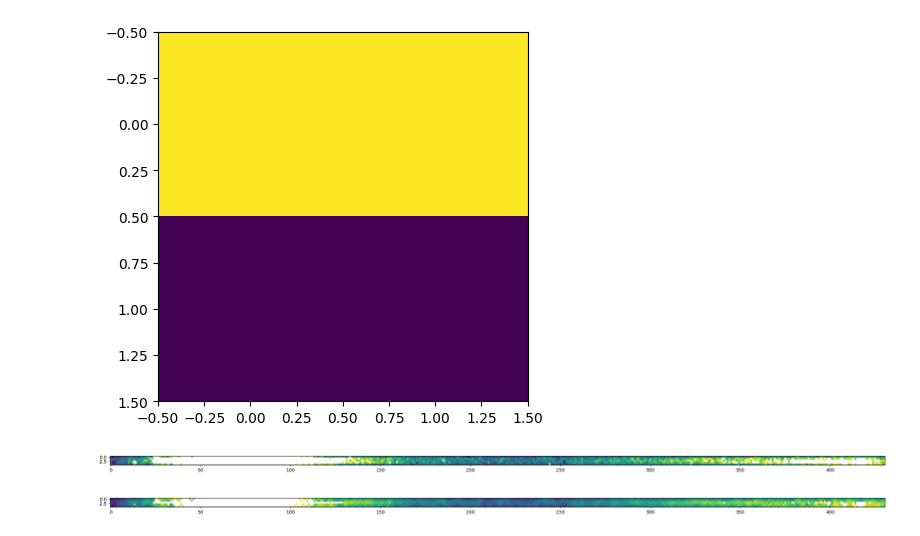
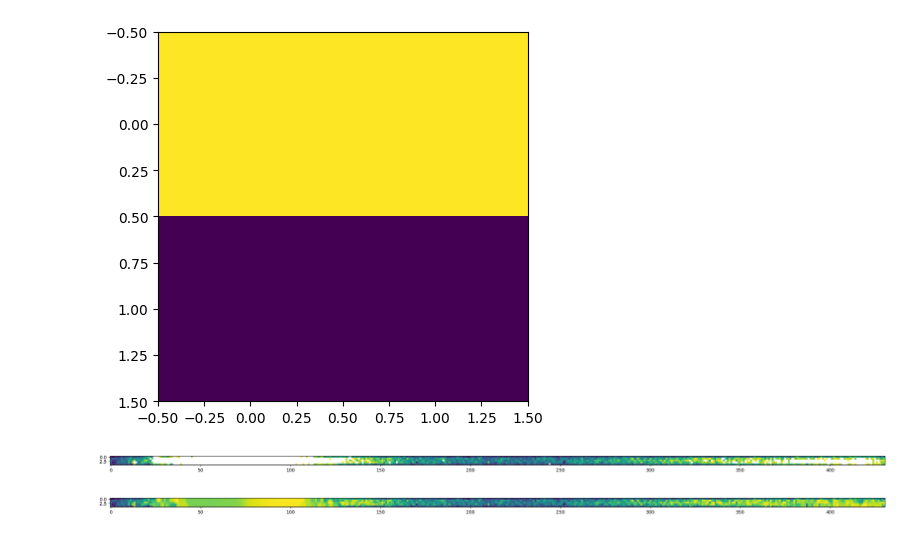
Before and after one commit to TimEpsilon/BetterNIRSpecBackground, a Jupyter notebook: Background_Testing.ipynb, the cells around one changed output. Cells and saved outputs as stored; diff of their text form; code cells hidden in the pictures.

Commit message:
Fixed interpolation, redid data download, tweaked pipeline application

```diff
--- a/Background_Testing.ipynb
+++ b/Background_Testing.ipynb
@@ -381,31 +381,32 @@ plt.show()
 # %%
 data = np.load("test-data.npy")
 mask = np.load("test-mask.npy")
 
 data = np.ma.array(data,mask=mask,fill_value=np.nan)
 
 plt.figure(figsize=(30,4))
 plt.imshow(data)
 plt.show()
 
 non_nan = np.where(~mask)
 x = non_nan[0]
 y = non_nan[1]
 z = data[non_nan]
 z = np.ma.getdata(z)
 
-interp = IDWExtrapolation(np.c_[x, y], z, power=2)
+interp = IDWExtrapolation(np.c_[x, y], z, power=10)
 X = np.arange(data.shape[0])
 Y = np.arange(data.shape[1])
 YY,XX = np.meshgrid(Y,X)
 img = interp(XX,YY)
 
+
 plt.figure(figsize=(30,4))
-plt.imshow(img)
+plt.imshow(img,vmax=np.max(data),vmin=np.min(data))
 plt.show()
 # %% [output]
 [figure]
-[figure, old version]
+[figure, new version]
 # %%
 def IDWExtrapolation(xy, ui, power=1):
     x = xy[:, 0]
```
Also changed, not shown: parts of 7 cells of this notebook, 5 other files.
